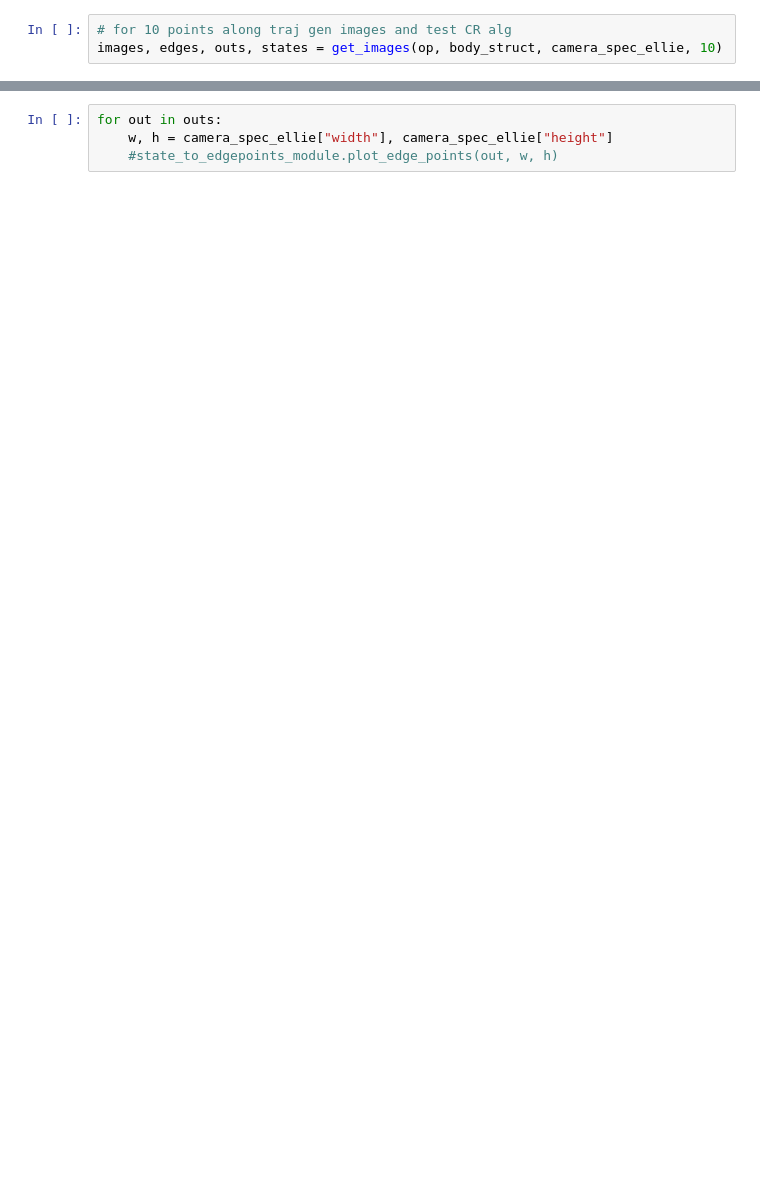
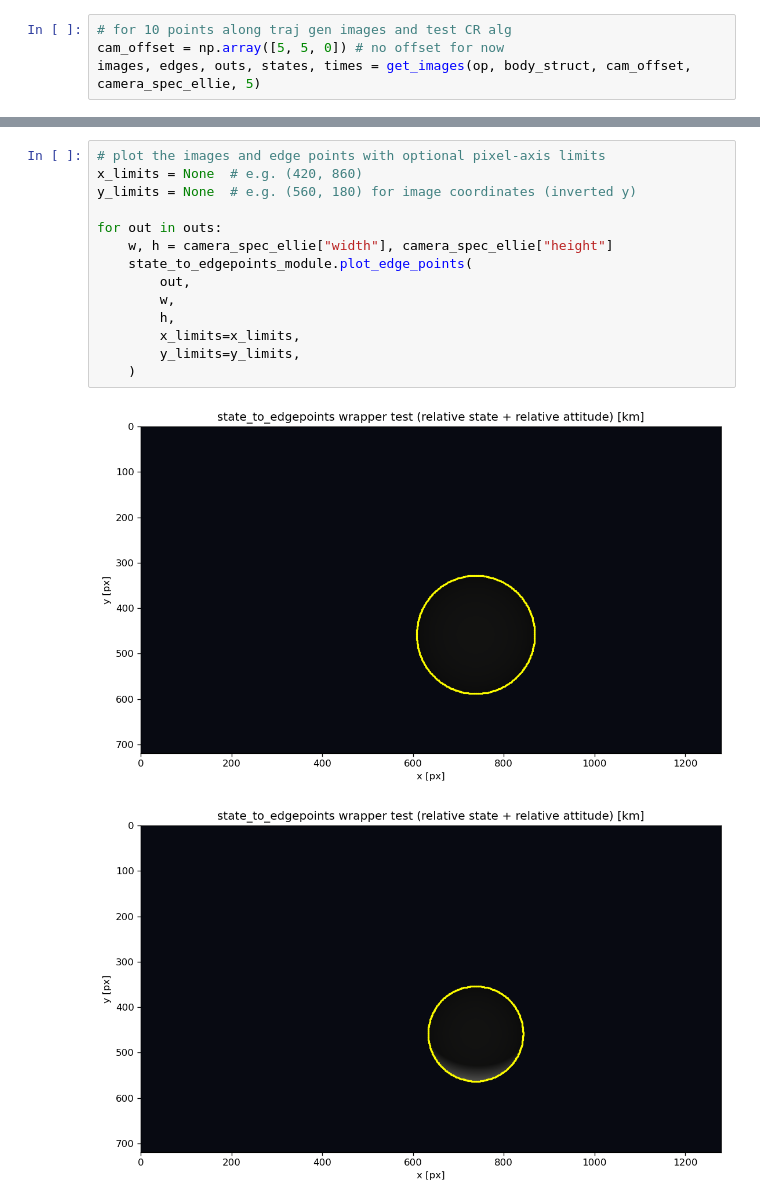
Before and after one commit to colin-skinner/horizon-op-nav, a Jupyter notebook: Measurments/InterfaceTester2.ipynb, the cells around one changed output, grey strips where cells are left out. Drawn from its saved outputs; the diff is of its cells as text; blank space fills up the shorter version.

```diff
--- a/Measurments/InterfaceTester2.ipynb
+++ b/Measurments/InterfaceTester2.ipynb
@@ -86,5 +94,6 @@ Orbital period (T): 31883.916505864945s
 0
 # %%
 # for 10 points along traj gen images and test CR alg
-images, edges, outs, states = get_images(op, body_struct, camera_spec_ellie, 10)
+cam_offset = np.array([5, 5, 0]) # no offset for now
+images, edges, outs, states, times = get_images(op, body_struct, cam_offset, camera_spec_ellie, 5)
 # %% [output]
@@ -101,4 +105,17 @@ State at t=15900.0s: [-4.818e+03  8.818e+03 -9.637e+01 -6.580e-01 -2.928e-02 -1.
 # %%
+# plot the images and edge points with optional pixel-axis limits
+x_limits = None  # e.g. (420, 860)
+y_limits = None  # e.g. (560, 180) for image coordinates (inverted y)
+
 for out in outs:
     w, h = camera_spec_ellie["width"], camera_spec_ellie["height"]
-    #state_to_edgepoints_module.plot_edge_points(out, w, h)
+    state_to_edgepoints_module.plot_edge_points(
+        out,
+        w,
+        h,
+        x_limits=x_limits,
+        y_limits=y_limits,
+    )
+# %% [output]
+[figure, added]
+[figure, added]
```
Also changed, not shown: parts of 8 cells of this notebook, 4 other files.
